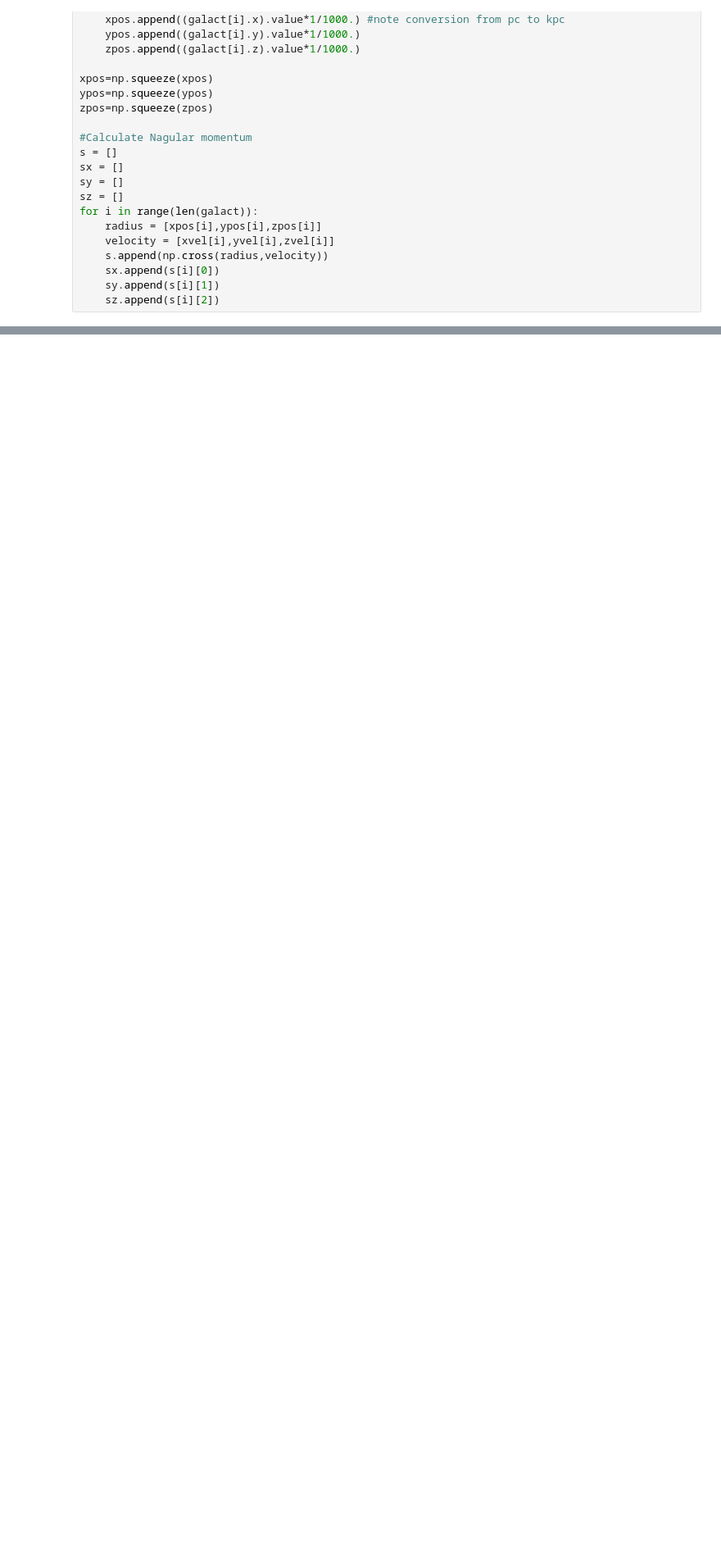
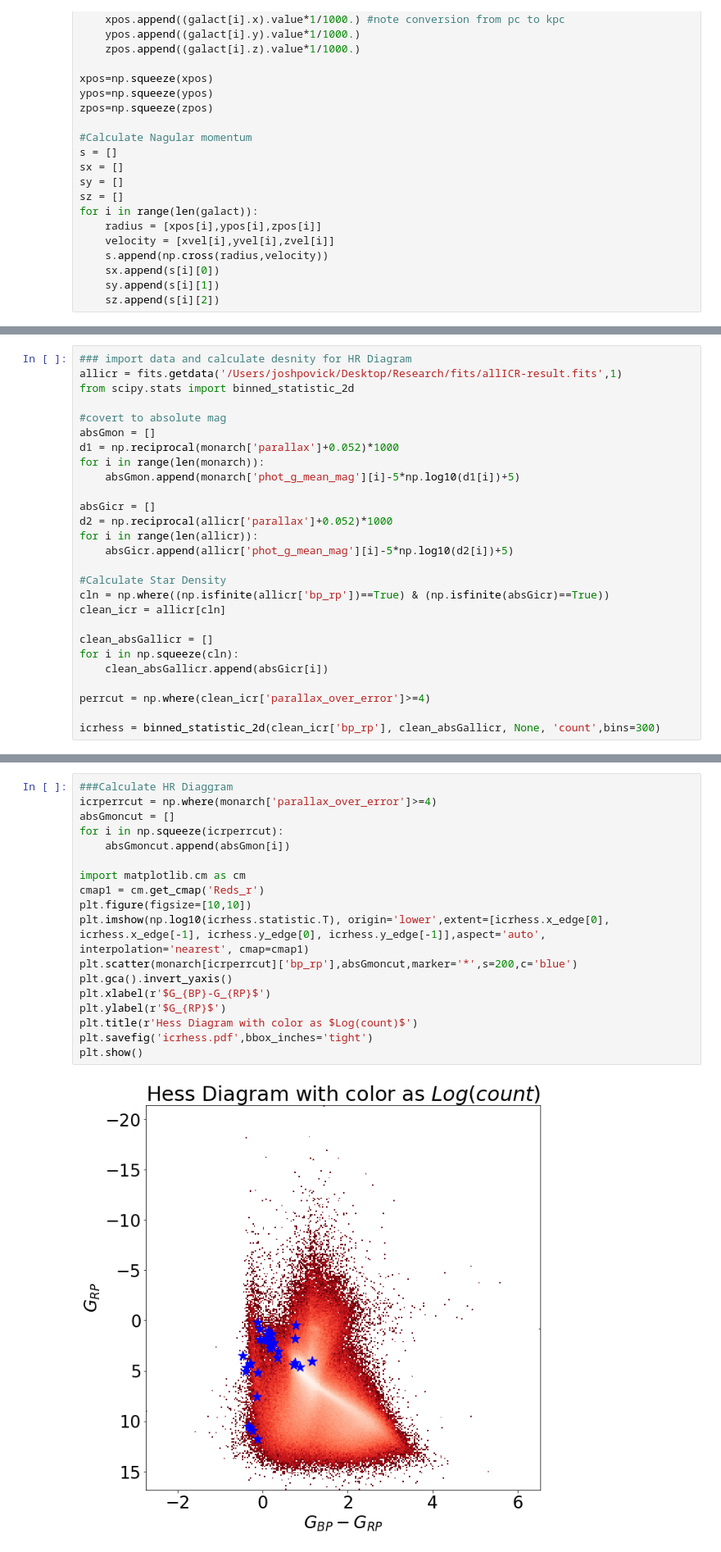
Before and after one commit to JoshuaPovick/MS_young, a Jupyter notebook: find_moving_groups.ipynb, the cells around one changed output, grey strips where cells are left out. Shown: that part at 82% size. Saved outputs shown, nothing was run; the diff lists cells and outputs as text; blank space fills up the shorter version.

```diff
--- a/find_moving_groups.ipynb
+++ b/find_moving_groups.ipynb
@@ -256,0 +300,27 @@ print(np.round(paracut.data))
+# %%
+### import data and calculate desnity for HR Diagram
+allicr = fits.getdata('/Users/joshpovick/Desktop/Research/fits/allICR-result.fits',1)
+from scipy.stats import binned_statistic_2d
+
+#covert to absolute mag
+absGmon = []
+d1 = np.reciprocal(monarch['parallax']+0.052)*1000
+for i in range(len(monarch)):
+    absGmon.append(monarch['phot_g_mean_mag'][i]-5*np.log10(d1[i])+5)
+
+absGicr = []
+d2 = np.reciprocal(allicr['parallax']+0.052)*1000
+for i in range(len(allicr)):
+    absGicr.append(allicr['phot_g_mean_mag'][i]-5*np.log10(d2[i])+5)
+
+#Calculate Star Density
+cln = np.where((np.isfinite(allicr['bp_rp'])==True) & (np.isfinite(absGicr)==True))
+clean_icr = allicr[cln]
+
+clean_absGallicr = []
+for i in np.squeeze(cln):
+    clean_absGallicr.append(absGicr[i])
+
+perrcut = np.where(clean_icr['parallax_over_error']>=4)
+
+icrhess = binned_statistic_2d(clean_icr['bp_rp'], clean_absGallicr, None, 'count',bins=300)
@@ -257,2 +330,22 @@ print(np.round(paracut.data))
+# %%
+###Calculate HR Diaggram
+icrperrcut = np.where(monarch['parallax_over_error']>=4)
+absGmoncut = []
+for i in np.squeeze(icrperrcut):
+    absGmoncut.append(absGmon[i])
+
+import matplotlib.cm as cm
+cmap1 = cm.get_cmap('Reds_r')
+plt.figure(figsize=[10,10])
+plt.imshow(np.log10(icrhess.statistic.T), origin='lower',extent=[icrhess.x_edge[0], icrhess.x_edge[-1], icrhess.y_edge[0], icrhess.y_edge[-1]],aspect='auto', interpolation='nearest', cmap=cmap1)
+plt.scatter(monarch[icrperrcut]['bp_rp'],absGmoncut,marker='*',s=200,c='blue')
+plt.gca().invert_yaxis()
+plt.xlabel(r'$G_{BP}-G_{RP}$')
+plt.ylabel(r'$G_{RP}$')
+plt.title(r'Hess Diagram with color as $Log(count)$')
+plt.savefig('icrhess.pdf',bbox_inches='tight')
+plt.show()
+# %% [output]
+[figure, added]
 # %%
 # %% [output]
```
Also changed, not shown: parts of 11 cells of this notebook.
